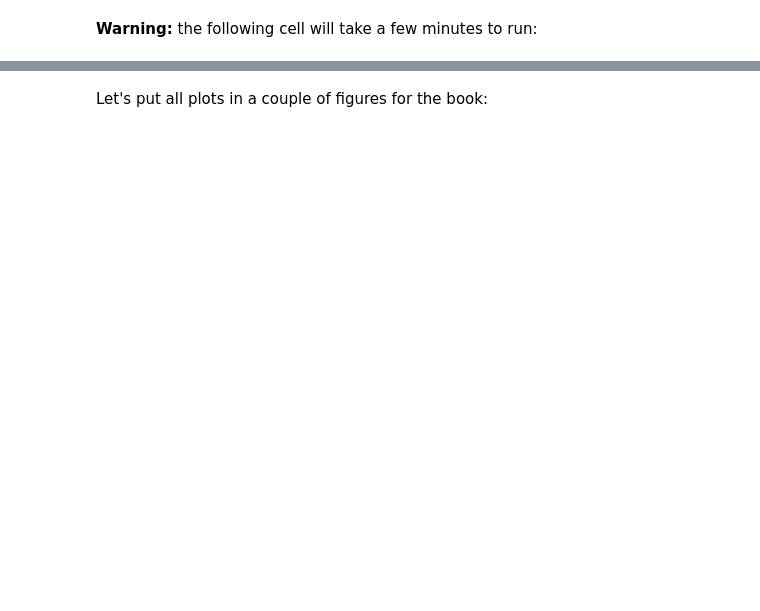
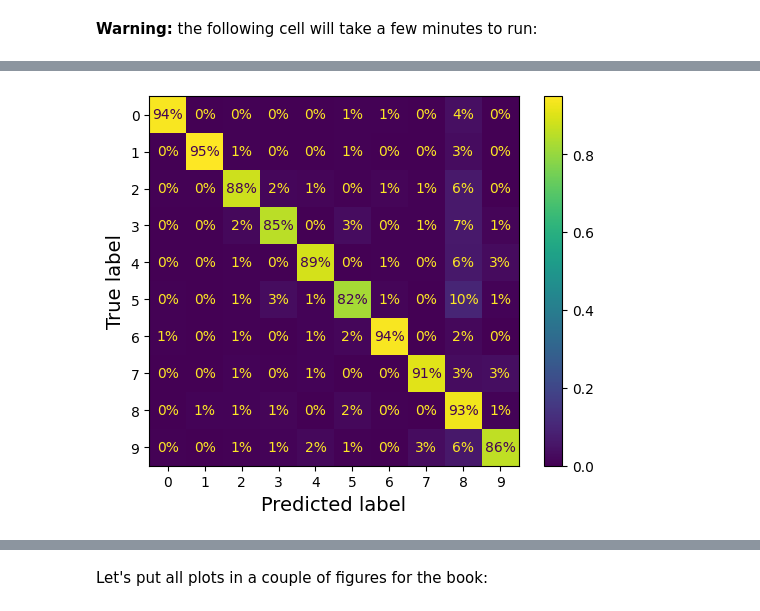
Before and after one commit to Renee0330/bob_study_allFiles, a Jupyter notebook: 03_classification.ipynb, the cells around one changed output, grey strips where cells are left out. Drawn from its saved outputs; the diff is of its cells as text; code cells hidden in the pictures; blank space fills up the shorter version.

```diff
--- a/03_classification.ipynb
+++ b/03_classification.ipynb
@@ -634 +656,11 @@ plt.show()
+# %%
+plt.rc('font', size=10)
+ConfusionMatrixDisplay.from_predictions(y_train, y_train_pred, normalize="true", values_format=".0%")
+# normalize="true"
+  # normalize the confusion matrix by dividing each value by the total number of images in the corresponsing (true) class
+# values_format=".0%"
+  # show percentages with no decimals
+plt.show()
+# %% [output]
+[figure, added]
 # %%
```
Also changed, not shown: parts of 16 cells of this notebook.
